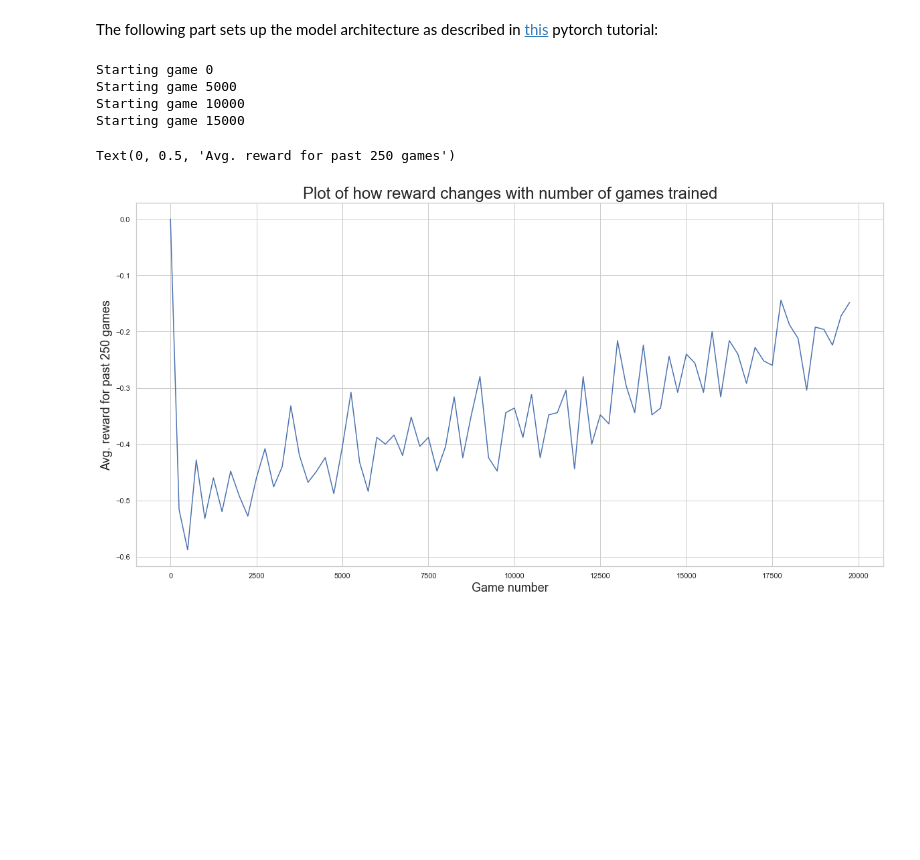
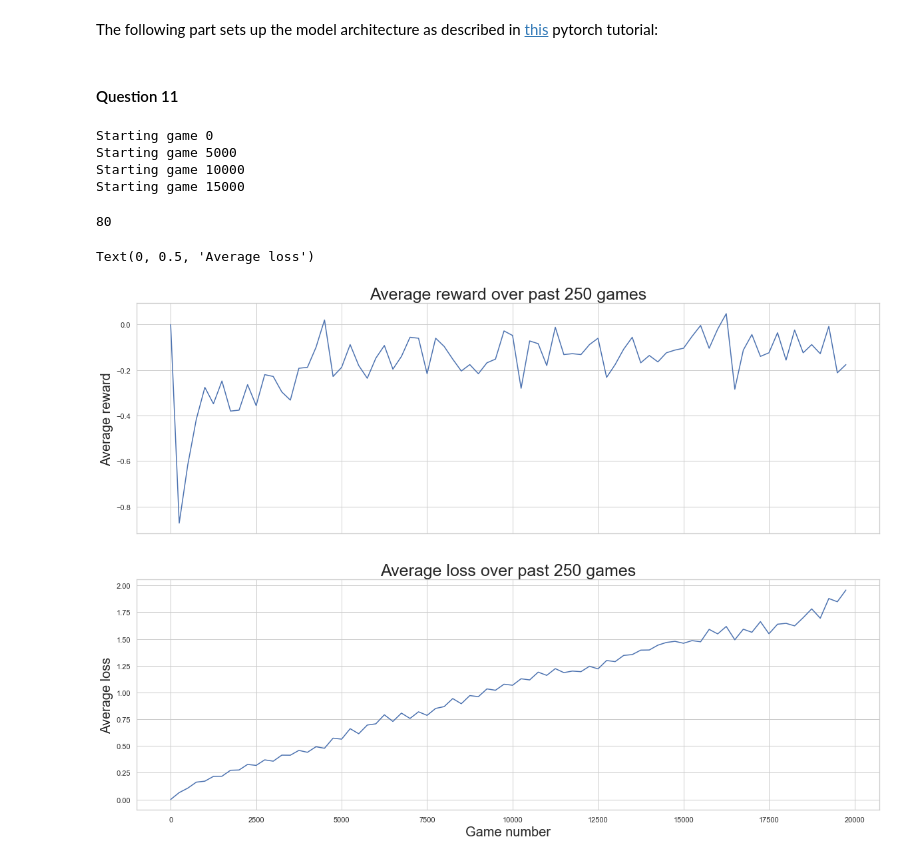
Before and after one commit to olavforland/ANN_Miniproject, a Jupyter notebook: tic_tac_toe.ipynb, the cells around one changed output. Saved outputs shown, nothing was run; the diff lists cells and outputs as text; code cells hidden in the pictures; blank space fills up the shorter version.

```diff
--- a/tic_tac_toe.ipynb
+++ b/tic_tac_toe.ipynb
@@ -487,14 +487,14 @@ def train(N, e=0.1, e_opt=0.5, compute_every=250, decrease_epsilon=False, dec_fa
 
                 # Backward propagate the reward through our state-action pairs
                 if use_deep_learning and use_replay_buffer:
+                    # Usikker om dette blir riktig for å lagre rewards
                     for (state, next_state), action in zip(zip(reversed(states), reversed(next_states)), reversed(actions)):
                         action = torch.tensor([action]).view(1, 1) # Wrap in torch.tensor
-                        memory.push(state, action, next_state, R)
-                        # Discount R
-                        R = R / GAMMA
-                    # Perform model optimizatino
+                        memory.push(state, action, next_state, R) # Push to memory
+                        R = R * GAMMA # Discount R
+                    # Perform model optimization
                     loss = optimize_model(policy_net, target_net, memory)
-                    # If memory queue is smaller than BATCH_SIZE, optimize model returns None
+                    # If memory queue is smaller than BATCH_SIZE, optimize_model returns None
                     # We skip these cases
                     if loss is not None:
                         curr_losses.append(loss.item())
@@ -512,13 +512,12 @@ def train(N, e=0.1, e_opt=0.5, compute_every=250, decrease_epsilon=False, dec_fa
                             Q[S_A] = value + ALPHA * (R + GAMMA * next_Q - value)
                         next_Q = Q[S_A]
                 #S.render()
-                #print(f'Reward: {R}')
 
                 # Reset and start new game
                 S.reset()
                 break
 
-    return [0] + avg_rewards, [0] + m_opt, [0] + m_rand, [0] + avg_losses
+    return avg_rewards, m_opt, m_rand, avg_losses
 
 def plot_subplots(rows, cols, x, ys, hyperparam, suptitle,
                   xlabel, ylabel, labels=[], legend_title='', subtitle=''):
@@ -779,20 +778,21 @@ class DQN(nn.Module):
         # Define hidden layers and add Batch Normalization as we're using ReLu
         self.l1 = nn.Linear(in_features=3*3*2, out_features=128)
         #self.bn1 = nn.BatchNorm1d(128)
-        self.l2 = nn.Linear(in_features=128, out_features=9)
+        self.l2 = nn.Linear(in_features=128, out_features=128)
         #self.bn2 = nn.BatchNorm1d(128)
 
-        self.l3 = nn.Linear(in_features=9, out_features=9)
+        self.l3 = nn.Linear(in_features=128, out_features=9)
 
     def forward(self, x):
         x = x.to(device)
         # Apply BN after ReLu
-        x = F.relu(self.l1(x.double()))
+        x = F.selu(self.l1(x.double()))
         #x = self.bn1(x[None]) #Doesn't work for batchsize=1. Maybe switch to SeLu
-        x = F.relu(self.l2(x))
+        x = F.selu(self.l2(x))
         x = self.l3(x)
+        return x
 
-        return x
+# Changing from ReLu to SeLu increased reward score
 # %%
 BATCH_SIZE = 64 # Take batches of 64
 TARGET_UPDATE = 500 # Update every 500 game
@@ -864,21 +865,34 @@ def grid2tensor(grid, player):
     result[opposition_mask, 1] = 1
     # Reshape to shape expected by neural network and convert to tensor
     return torch.from_numpy(result.reshape(18))[None]
+# %% [markdown]
+#### Question 11
 # %%
-rewards, _, _, losses = train(20000, use_deep_learning=True, policy_net=policy_net, target_net=target_net, use_replay_buffer=True, memory=memory, decrease_epsilon=True, dec_factor=20000)
+rewards, _, _, losses = train(20000, use_deep_learning=True, policy_net=policy_net, target_net=target_net, use_replay_buffer=True, memory=memory)
 # %% [output]
 Starting game 0
 Starting game 5000
 Starting game 10000
 Starting game 15000
-# %%
-fig = plt.figure(figsize=(20, 10))
-sns.set_theme(style='whitegrid')
-X = np.linspace(0, 19750, 20000 // 250)
-sns.lineplot(x=X, y=rewards)
-plt.title('Plot of how reward changes with number of games trained', fontsize=24)
-plt.xlabel('Game number', fontsize=18)
-plt.ylabel('Avg. reward for past 250 games', fontsize=18)
-# %% [output]
-Text(0, 0.5, 'Avg. reward for past 250 games')
-[figure, removed]
+# %%
+len(X)
+# %% [output]
+80
+# %%
+fig, axs = plt.subplots(2, 1, figsize=(20, 14), sharex=True)
+sns.set_theme(style='whitegrid')
+X = np.linspace(0, 19750, 20000 // 250)
+plt.xlabel('Game number', fontsize=20)
+plt.ylabel('Avg. reward for past 250 games', fontsize=18)
+
+sns.lineplot(x=X, y=[0]+rewards, ax=axs[0])
+sns.lineplot(x=X, y=[0]+losses, ax=axs[1])
+
+axs[0].set_title('Average reward over past 250 games', fontsize=25)
+axs[1].set_title('Average loss over past 250 games', fontsize=25)
+
+axs[0].set_ylabel('Average reward', fontsize=20)
+axs[1].set_ylabel('Average loss', fontsize=20)
+# %% [output]
+Text(0, 0.5, 'Average loss')
+[figure, added]
```
Also changed, not shown: parts of 2 cells of this notebook.
